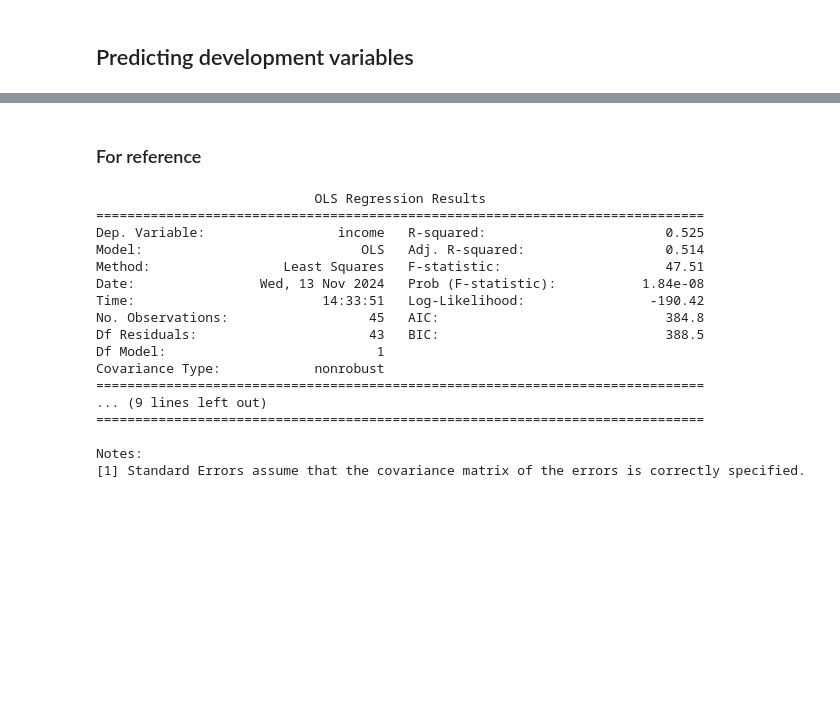
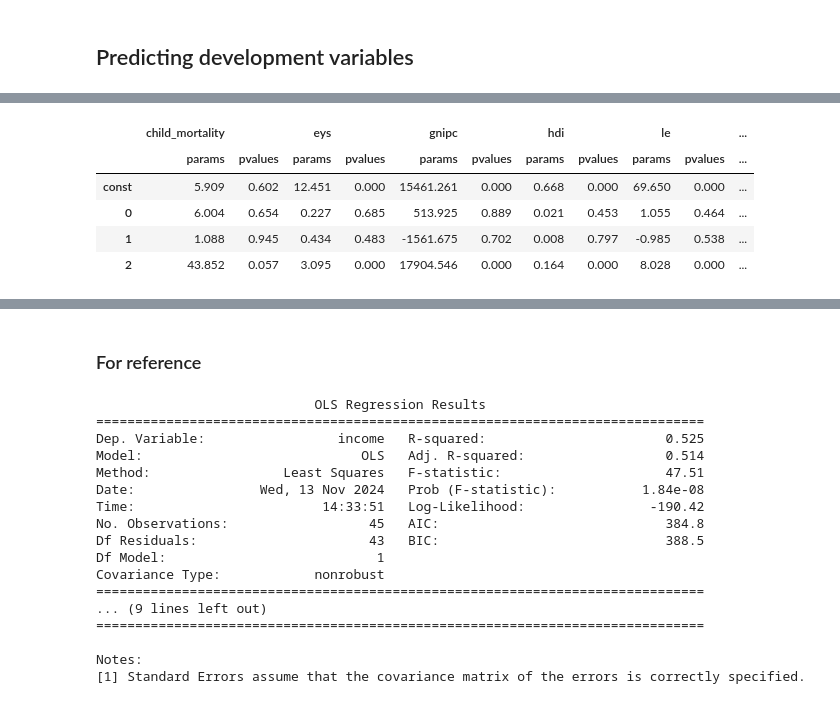
Before and after one commit to Nikolaj90/ImaginoTransference, a Jupyter notebook: struc2vec/testing/quality_design.ipynb, the cells around one changed output, grey strips where cells are left out. Saved outputs shown, nothing was run; the diff lists cells and outputs as text; code cells hidden in the pictures; blank space fills up the shorter version.

```diff
--- a/struc2vec/testing/quality_design.ipynb
+++ b/struc2vec/testing/quality_design.ipynb
@@ -104,0 +135,7 @@ df_hdi.dropna(subset="eys")
+# %%
+hdi_mean = df_hdi.groupby("Embedding_3")["hdi"].mean()
+index_min = hdi_mean[hdi_mean == min(hdi_mean)].index.values[0]
+# %%
+for column in df_hdi.columns:
+    if "Embedding" in column:
+        print(column[-1] == "3")
@@ -104,0 +145,33 @@ df_hdi.dropna(subset="eys")
+# %%
+def getHDITable(df_hdi,  hdi_list =  ['child_mortality', 'eys', 'gnipc', 'hdi', 'le', 'mmr', 'mys','GDP'] ,n_emb="3"):
+    for column in df_hdi.columns:
+        if "Embedding" in column:
+            if column[-1] != str(n_emb):
+                df_hdi.drop(column, axis=1)
+
+    hdi_mean = df_hdi.groupby("Embedding_" + n_emb)["hdi"].mean()
+    index_min = hdi_mean[hdi_mean == min(hdi_mean)].index.values[0]
+
+    hdi_reg = {}
+    for hdi_stat in list(hdi_list):
+        df = df_hdi.dropna(subset=hdi_stat)
+        y = df[hdi_stat]
+        X_hdi = pd.get_dummies(df["Embedding_" + n_emb],dtype=int).drop(index_min, axis=1)
+        X_hdi = sm.add_constant(X_hdi)
+        model = sm.OLS(y,X_hdi)
+        results = model.fit()
+        hdi_reg[hdi_stat] = results
+
+    list_of_df = []
+
+    for hdi_stat, result in hdi_reg.items():
+        params = result.params
+        pvalues = result.pvalues
+        index_col = pd.MultiIndex.from_tuples([(hdi_stat,"params"), (hdi_stat,"pvalues")])
+        df = pd.DataFrame(columns=index_col)
+        df[hdi_stat,"params"] = params
+        df[hdi_stat,"pvalues"] = pvalues
+
+        list_of_df.append(df)
+
+    return pd.concat(list_of_df, axis=1).apply(lambda x:round(x, 3))
@@ -105,2 +186,11 @@ df_hdi.dropna(subset="eys")
+# %%
+getHDITable(df_hdi, n_emb="4")
+# %% [output]
+|  | child_mortality |  | eys |  | gnipc |  | hdi |  | le |  | ... |
+|  | params | pvalues | params | pvalues | params | pvalues | params | pvalues | params | pvalues | ... |
+| const | 5.909 | 0.602 | 12.451 | 0.000 | 15461.261 | 0.000 | 0.668 | 0.000 | 69.650 | 0.000 | ... |
+| 0 | 6.004 | 0.654 | 0.227 | 0.685 | 513.925 | 0.889 | 0.021 | 0.453 | 1.055 | 0.464 | ... |
+| 1 | 1.088 | 0.945 | 0.434 | 0.483 | -1561.675 | 0.702 | 0.008 | 0.797 | -0.985 | 0.538 | ... |
+| 2 | 43.852 | 0.057 | 3.095 | 0.000 | 17904.546 | 0.000 | 0.164 | 0.000 | 8.028 | 0.000 | ... |
 # %%
 hdi_reg = {}
```
Also changed, not shown: parts of 25 cells of this notebook, 5 other files.
